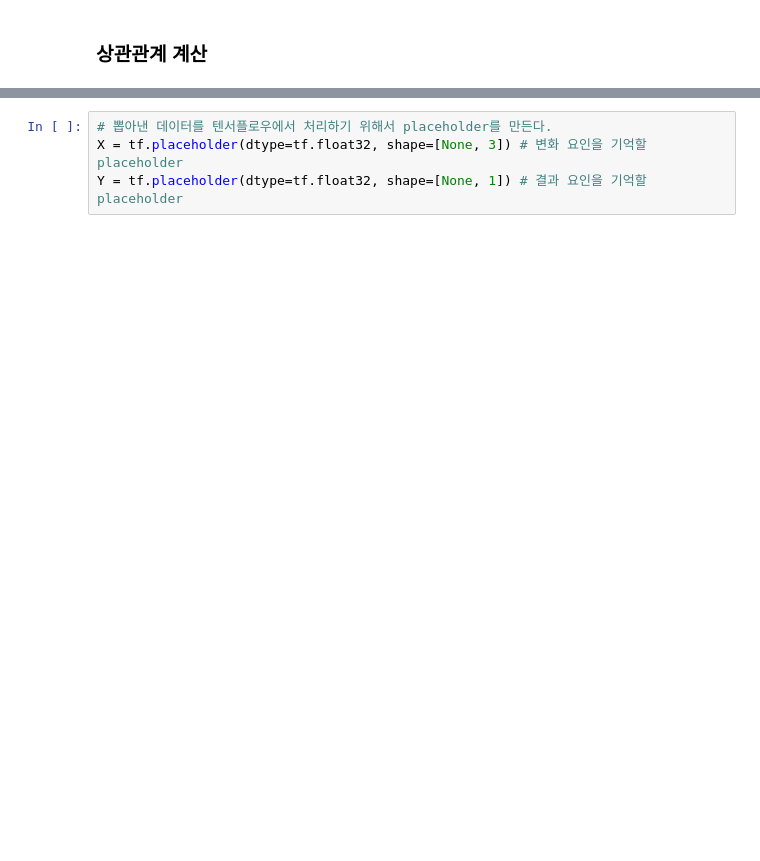
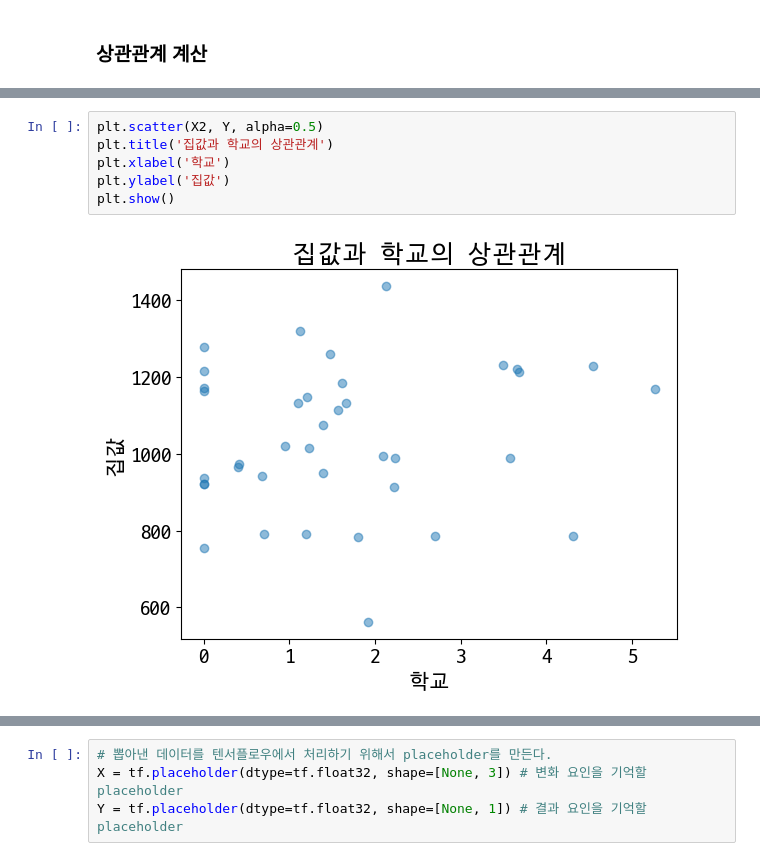
Before and after one commit to hanmin-oh/Data_Anaylasis_Project, a Jupyter notebook: Traning_ver2.ipynb, the cells around one changed output, grey strips where cells are left out. Saved outputs shown, nothing was run; the diff lists cells and outputs as text; blank space fills up the shorter version.

```diff
--- a/Traning_ver2.ipynb
+++ b/Traning_ver2.ipynb
@@ -209,0 +233,8 @@ merge
+# %%
+plt.scatter(X2, Y, alpha=0.5)
+plt.title('집값과 학교의 상관관계')
+plt.xlabel('학교')
+plt.ylabel('집값')
+plt.show()
+# %% [output]
+[figure, added]
```
Also changed, not shown: parts of 34 cells of this notebook, 20 other files.
